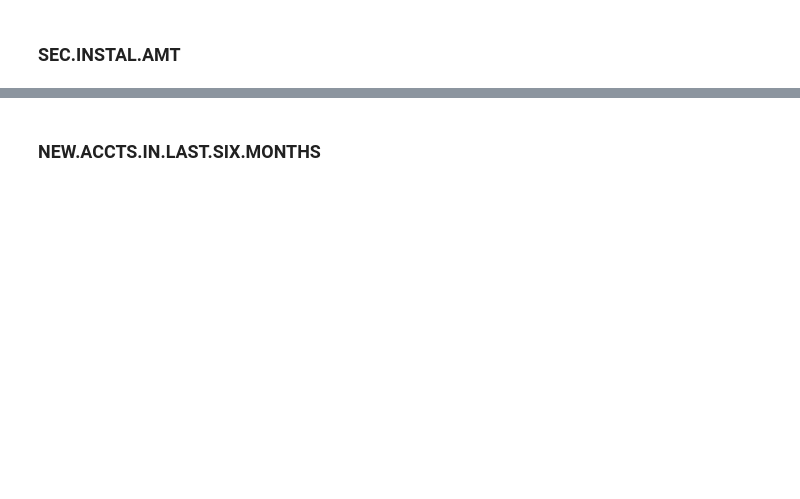
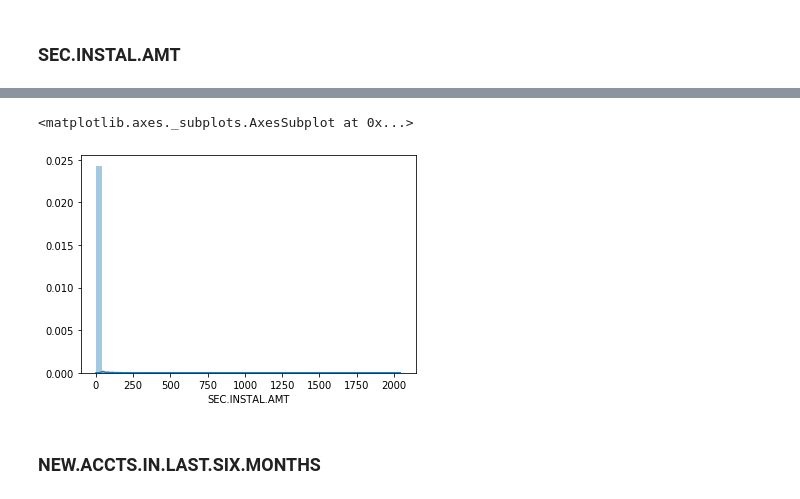
Before and after one commit to xavierigneous/Vehicle-Loan-Default-Prediction, a Jupyter notebook: Pravin Kumar/vehicle loan ver 2.ipynb, the cells around one changed output, grey strips where cells are left out. Cells and saved outputs as stored; diff of their text form; code cells hidden in the pictures; blank space fills up the shorter version.

```diff
--- a/Pravin Kumar/vehicle loan ver 2.ipynb
+++ b/Pravin Kumar/vehicle loan ver 2.ipynb
@@ -563,3 +768,5 @@ sns.boxplot(df['PRIMARY.INSTAL.AMT'])
+# %%
+df['PRIMARY.INSTAL.AMT']=df['PRIMARY.INSTAL.AMT'].apply(lambda x:np.sqrt(x))
 # %% [markdown]
 ### SEC.INSTAL.AMT
 # %%
@@ -568,0 +802,5 @@ df['SEC.INSTAL.AMT'].value_counts()
+# %%
+sns.distplot(df['SEC.INSTAL.AMT'].apply(lambda x:np.sqrt(x)))
+# %% [output]
+<matplotlib.axes._subplots.AxesSubplot at 0x...>
+[figure, added]
```
Also changed, not shown: parts of 69 cells of this notebook.
